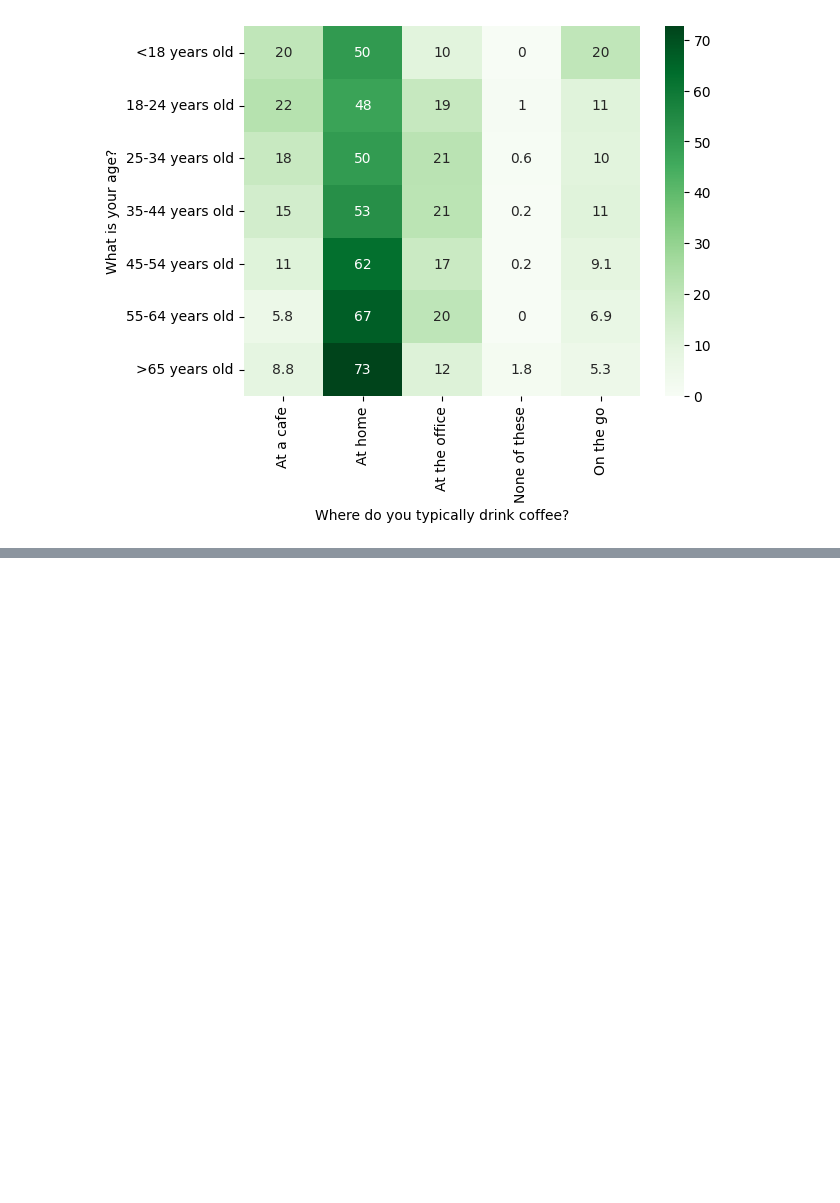
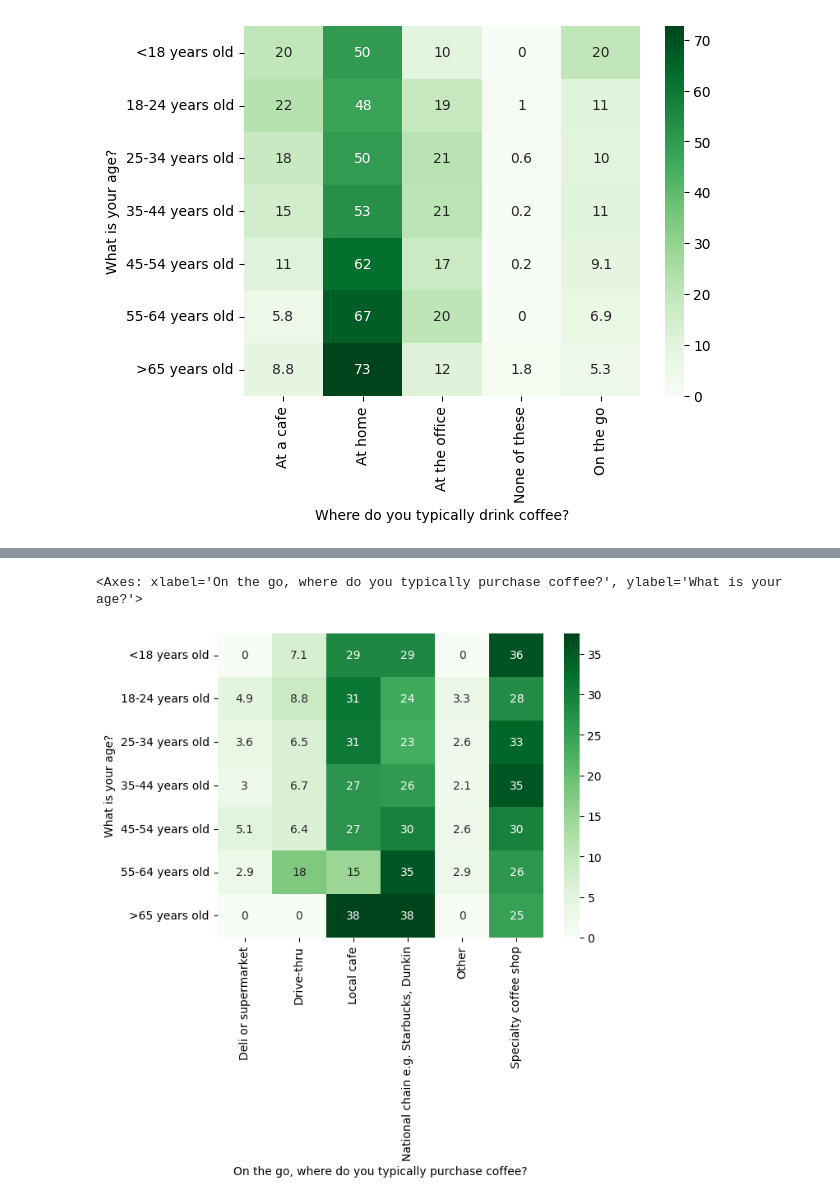
Before and after one commit to PujanFanju1/Data_projects_24, a Jupyter notebook: coffee_survey/coffee_survey_analysis.ipynb, the cells around one changed output, grey strips where cells are left out. Cells and saved outputs as stored; diff of their text form; code cells hidden in the pictures; blank space fills up the shorter version.

```diff
--- a/coffee_survey/coffee_survey_analysis.ipynb
+++ b/coffee_survey/coffee_survey_analysis.ipynb
@@ -175,4 +175,27 @@ avg_cups_per_age_df
 The average values indicate that there is a positive correlation between the age and the average number of coffee consumed per day.
 # %% [markdown]
 ## Finding out the most popular places for people to typically drink coffee
+# %%
+def reformat_mc_q(prefix_to_remove: str, var_name: str, list_of_cols: list, dataframe):
+    '''
+    This function will take a subset of columns from the dataset (the submission ID and data from a multiple choice question).
+    It cleans this subset of data by dropping rows containing NULL values and removing the unnecessary prefixes and brackets in the columns.
+    It then melts the dataset so we go from wide format to long-format.
+
+    Parameters:
+    prefix_to_remove (str) : The prefix to remove from the column names.
+    var_name (str) : The name to assign to the variable column created during the melting process.
+    list_of_cols (list) : A list of column names to include in the subset of the DataFrame. This should include the 'Submission ID' and the columns representing the multiple choice questions.
+    dataframe (pandas dataframe) : The original DataFrame containing the data to be processed.
+
+    Returns:
+    final_df (pandas dataframe): A DataFrame with two columns- 'Submission ID' and the options each user selected in the multiple choice question.
+
+    '''
+    df = dataframe[list_of_cols].dropna()
+    df.columns = df.columns.str.replace(prefix_to_remove, '', regex=False)
+    df.columns = df.columns.str.replace(r'\(|\)', '', regex=True).str.strip()
+    df_melt = df.melt(id_vars='Submission ID',var_name=var_name)
+    final_df = df_melt[df_melt['value']==True].drop(columns='value')
+    return final_df
 # %%
@@ -353,0 +385,13 @@ sns.heatmap(age_place_pct_df, annot=True, cmap='Greens')
+# %%
+where_q = [
+    'Submission ID',
+    'On the go, where do you typically purchase coffee? (National chain (e.g. Starbucks, Dunkin))',
+    'On the go, where do you typically purchase coffee? (Local cafe)',
+    'On the go, where do you typically purchase coffee? (Drive-thru)',
+    'On the go, where do you typically purchase coffee? (Specialty coffee shop)',
+    'On the go, where do you typically purchase coffee? (Deli or supermarket)',
+    'On the go, where do you typically purchase coffee? (Other)',
+]
+
+where = reformat_mc_q('On the go, where do you typically purchase coffee?','On the go, where do you typically purchase coffee?',where_q,coffee_df)
+where
@@ -353,0 +423,3 @@ sns.heatmap(age_place_pct_df, annot=True, cmap='Greens')
+# %%
+where_age_df = where.merge(coffee_df_age,on='Submission ID')
+where_age_df
@@ -353,0 +440,2 @@ sns.heatmap(age_place_pct_df, annot=True, cmap='Greens')
+# %%
+age_where_pct = round(where_age_df.groupby('What is your age?')['On the go, where do you typically purchase coffee?'].value_counts(normalize=True)*100,1).unstack()
@@ -353,0 +454,5 @@ sns.heatmap(age_place_pct_df, annot=True, cmap='Greens')
+# %%
+sns.heatmap(age_where_pct, annot=True, cmap='Greens')
+# %% [output]
+<Axes: xlabel='On the go, where do you typically purchase coffee?', ylabel='What is your age?'>
+[figure, added]
```
Also changed, not shown: parts of 23 cells of this notebook.
